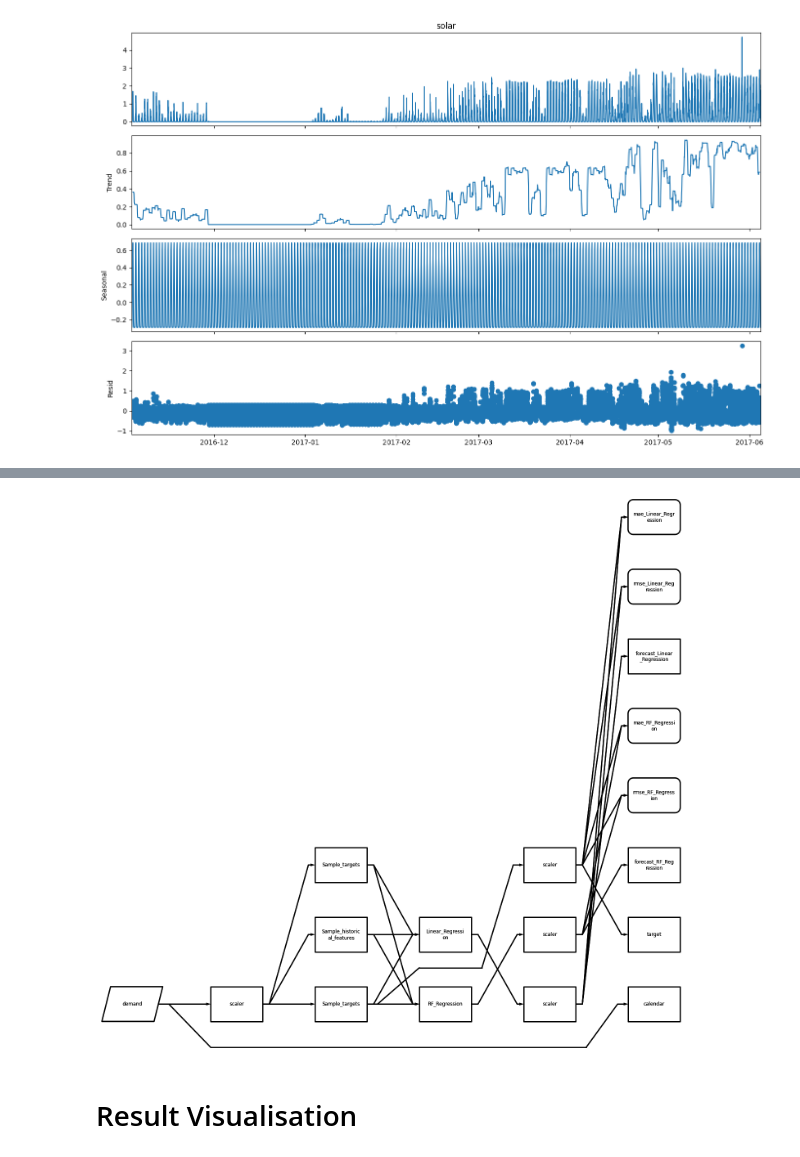
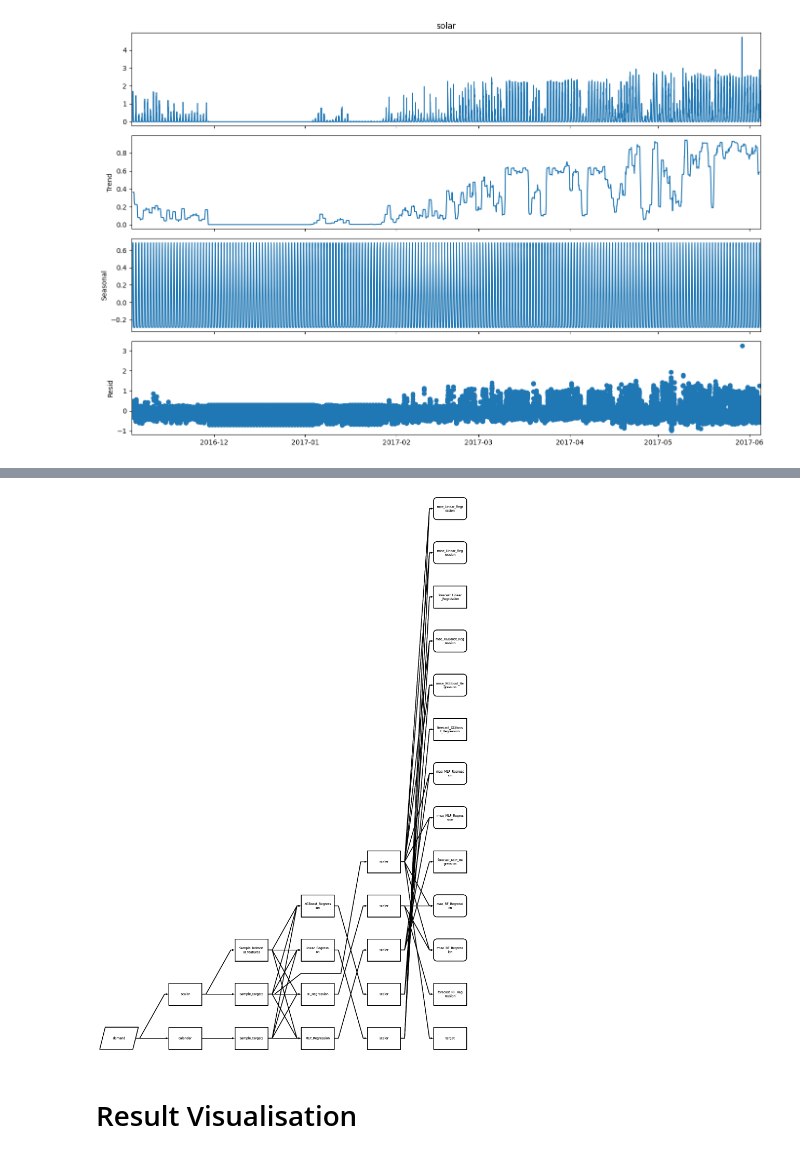
Before and after one commit to hertelm/uebung-2023-pyWATTS, a Jupyter notebook: uebung_pyWATTS.ipynb, the cells around one changed output, grey strips where cells are left out. Saved outputs shown, nothing was run; the diff lists cells and outputs as text; code cells hidden in the pictures.

```diff
--- a/uebung_pyWATTS.ipynb
+++ b/uebung_pyWATTS.ipynb
@@ -202,12 +202,12 @@ def get_forecasting_pipeline(forecast_horizon, historical_features,scope_var,skl
 
     input = Select(start=-historical_features, stop=0, step=1, name="Sample_historical_features")(x=data_scaled)
     target_scaled = Select(start=0, stop=forecast_horizon, step=1, name="Sample_targets")(x=data_scaled)
-    calendar_selected = Select(start=0, stop=forecast_horizon, step=1, name="Sample_targets")(x=data_scaled)
+    calendar_selected = Select(start=0, stop=forecast_horizon, step=1, name="Sample_targets")(x=calendar)
 
 
     result_dict= {}
     result_dict_unscaled = {}
-    target = data_scaler(x=target_scaled, computation_mode=ComputationMode.Transform,method="inverse_transform")
+    target = data_scaler(x=target_scaled, computation_mode=ComputationMode.Transform, method="inverse_transform")
     FunctionModule(lambda x:x, name='target')(x=target)
 
     for forecaster in sklearn_wrappers:
@@ -235,28 +235,28 @@ def get_forecasting_pipeline(forecast_horizon, historical_features,scope_var,skl
 # %%
 SCOPE_VARIABLE =  ["demand"]
 TRAINING_END = pd.Timestamp("2017-03-01")
 
 
 forecasters = [ SKLearnWrapper(module=RandomForestRegressor(), name="RF_Regression"),
-                #SKLearnWrapper(module=MLPRegressor(hidden_layer_sizes=(256, 210, 150, 80, 64, 32), max_iter=1000),name="MLP_Regression"),
-                #SKLearnWrapper(module=XGBRegressor(), name="XGBoost_Regression"),
+                SKLearnWrapper(module=MLPRegressor(hidden_layer_sizes=(64,32,16), max_iter=1000),name="MLP_Regression"),
+                SKLearnWrapper(module=XGBRegressor(), name="XGBoost_Regression"),
                 SKLearnWrapper(module=LinearRegression(), name="Linear_Regression")
                 ]
 
 training_data = data[SCOPE_VARIABLE][:TRAINING_END]
 testing_data = data[SCOPE_VARIABLE][TRAINING_END:]
 
-pipeline, result, target = get_forecasting_pipeline(24,24,"demand",forecasters)
+pipeline = get_forecasting_pipeline(24,24,"demand",forecasters)
 
 
 res_train , summary_train  = pipeline.train(training_data)
 
 res_test , summary_test  = pipeline.test(testing_data)
 
 
 drawing = pipeline.draw()
 drawing.draw()
 # %% [output]
-[figure, old version]
+[figure, new version]
 # %% [markdown]
 # Result Visualisation
```
Also changed, not shown: parts of 4 cells of this notebook.
